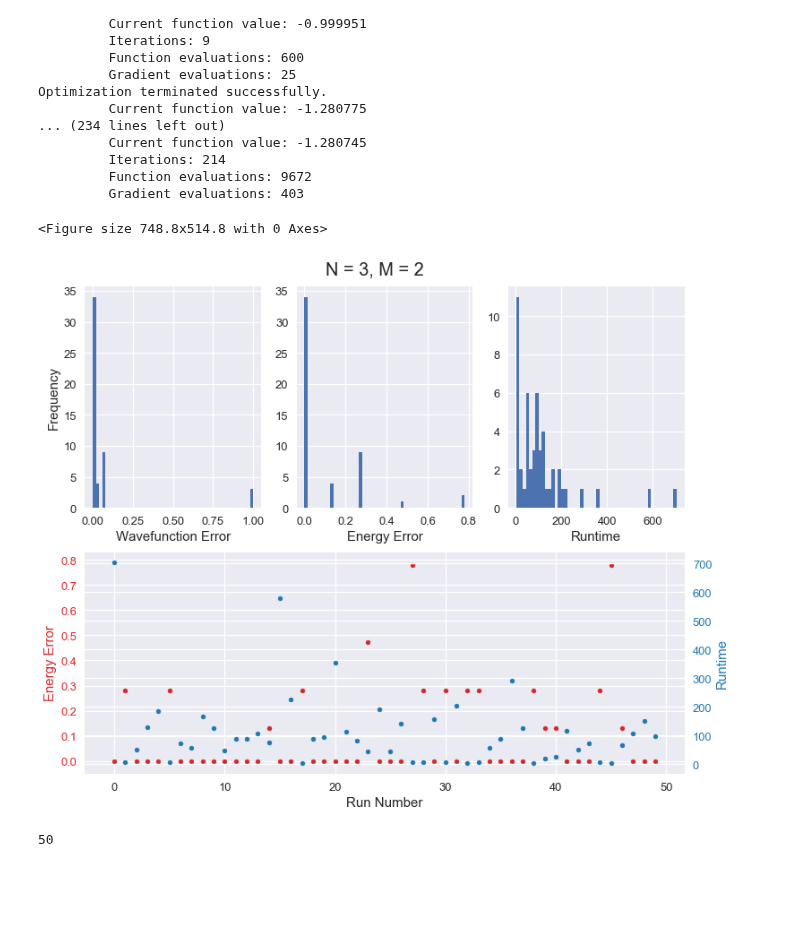
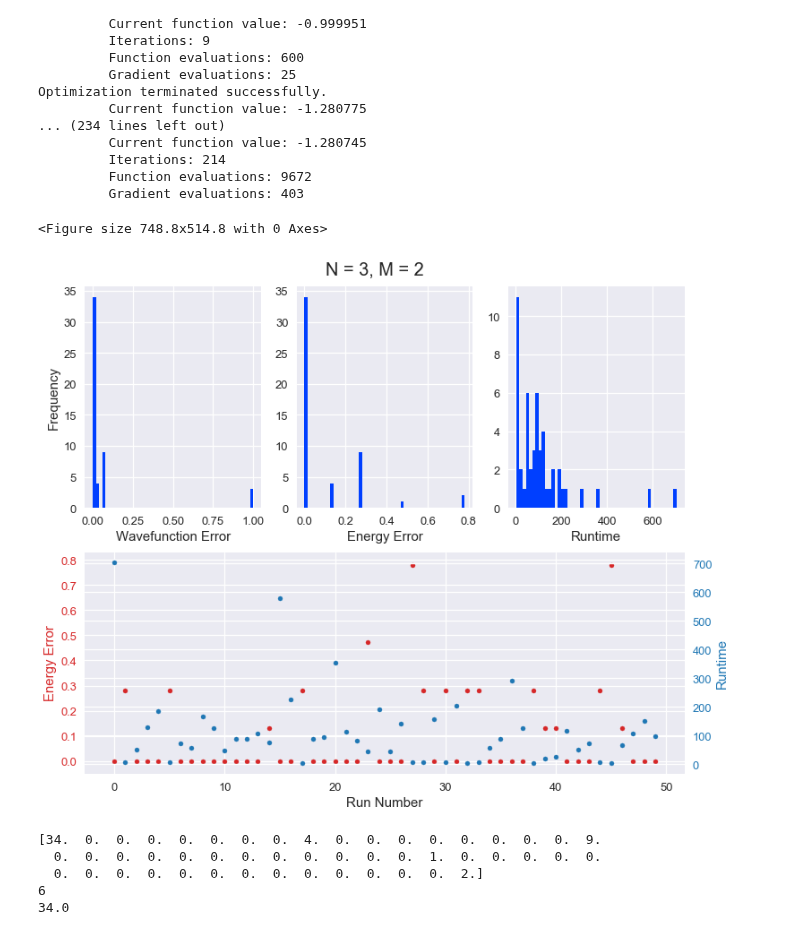
Before and after one commit to aorfi/Phys459, a Jupyter notebook: RBMGroundStateHistogram-Copy1.ipynb, the cells around one changed output. Drawn from its saved outputs; the diff is of its cells as text; code cells hidden in the pictures; blank space fills up the shorter version.

Commit message:
Added Counter to Find Precentage of Success
Fixed plot formatting issue

```diff
--- a/RBMGroundStateHistogram-Copy1.ipynb
+++ b/RBMGroundStateHistogram-Copy1.ipynb
@@ -4,7 +4,7 @@ import numpy as np
 import scipy
 import cmath
 import matplotlib.pyplot as plt
-plt.style.use('seaborn-talk')
+plt.style.use('seaborn-bright')
 import itertools
 from numpy.random import seed
 from numpy.random import rand
@@ -576,36 +576,50 @@ ttl.set_position([.5, 0.92])
 
 ax1 = plt.subplot(gs[0, 0])
 ax1 .hist(N3M2stateErr, bins=50)
 ax1 .set_xlabel("Wavefunction Error",size = 15)
 ax1 .set_ylabel("Frequency", size = 15)
 
 ax2 = plt.subplot(gs[0, 1])
-ax2.hist(N3M2engErr, bins=50)
+N3M2counts, N3M2bins, N3M2bars =ax2.hist(N3M2engErr, bins=50)
 ax2.set_xlabel("Energy Error",size = 15)
 
 
 ax3 = plt.subplot(gs[0, 2])
 ax3.hist(N3M2gdTime, bins=50)
 ax3.set_xlabel("Runtime",size = 15)
 
 
 
 ax4 = plt.subplot(gs[1, :])
 color = 'tab:red'
 ax4.set_xlabel('Run Number',size = 15)
 ax4.set_ylabel('Energy Error', color=color,size = 15)
 ax4.scatter(hisIt, N3M2engErr,color=color, s=25)
 ax4.tick_params(axis='y', labelcolor=color)
 
 ax5 = ax4.twinx()
 color = 'tab:blue'
 ax5.set_ylabel('Runtime', color=color,size = 15)
 ax5.scatter(hisIt, N3M2gdTime, color=color, s=25)
 ax5.tick_params(axis='y', labelcolor=color)
 # %% [output]
 <Figure size 748.8x514.8 with 0 Axes>
-[figure, old version]
+[figure, new version]
-# %%
-print(len(N3M2gdTime))
-# %% [output]
-50
+# %%
+print(N3M2counts)
+smallError = 0
+for i in range(50):
+    if N3M2bins[i]<0.1:
+        cutOff=i
+print(cutOff)
+
+for i in range(cutOff):
+    smallError += N3M2counts[i]
+successPer = smallError
+print(successPer)
+# %% [output]
+[34.  0.  0.  0.  0.  0.  0.  0.  4.  0.  0.  0.  0.  0.  0.  0.  0.  9.
+  0.  0.  0.  0.  0.  0.  0.  0.  0.  0.  0.  0.  1.  0.  0.  0.  0.  0.
+  0.  0.  0.  0.  0.  0.  0.  0.  0.  0.  0.  0.  0.  2.]
+6
+34.0
```
Also changed, not shown: 3 other files.
